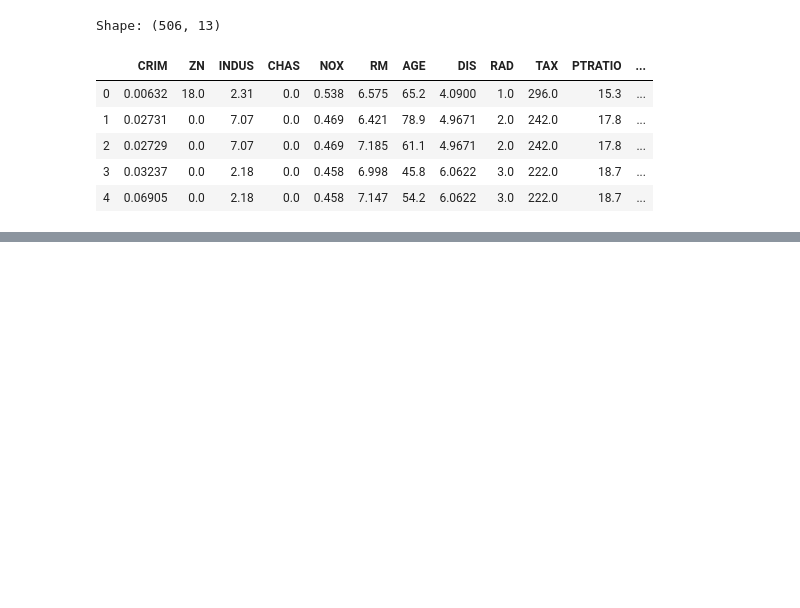
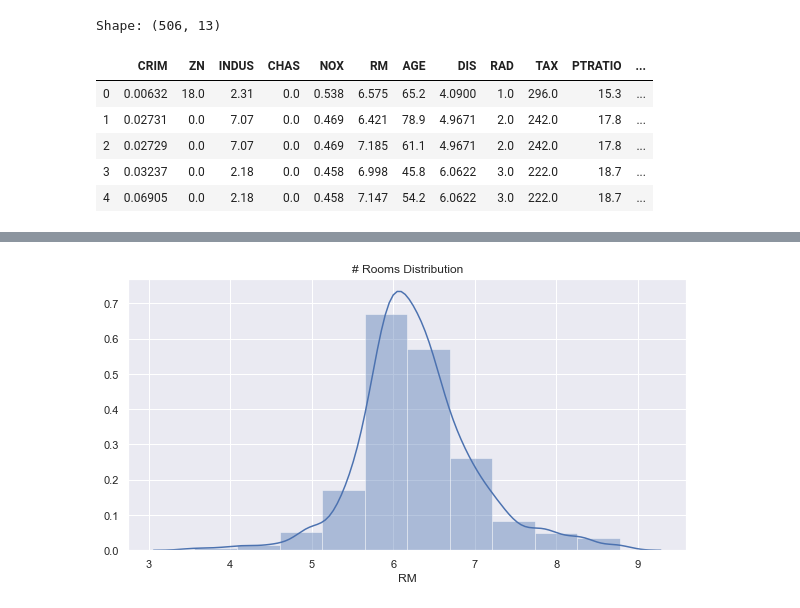
Before and after one commit to APNovichkov/python-ml, a Jupyter notebook: homework-1/homework_1.ipynb, the cells around one changed output, grey strips where cells are left out. Saved outputs shown, nothing was run; the diff lists cells and outputs as text; code cells hidden in the pictures; blank space fills up the shorter version.

```diff
--- a/homework-1/homework_1.ipynb
+++ b/homework-1/homework_1.ipynb
@@ -21,0 +50,5 @@ Shape: (506, 13)
+# %%
+# Plot # Rooms Distribution
+_= sns.distplot(df['RM'].dropna(), hist=True, bins=10).set_title("# Rooms Distribution")
+# %% [output]
+[figure, added]
```
Also changed, not shown: parts of 42 cells of this notebook, 1 other file.
